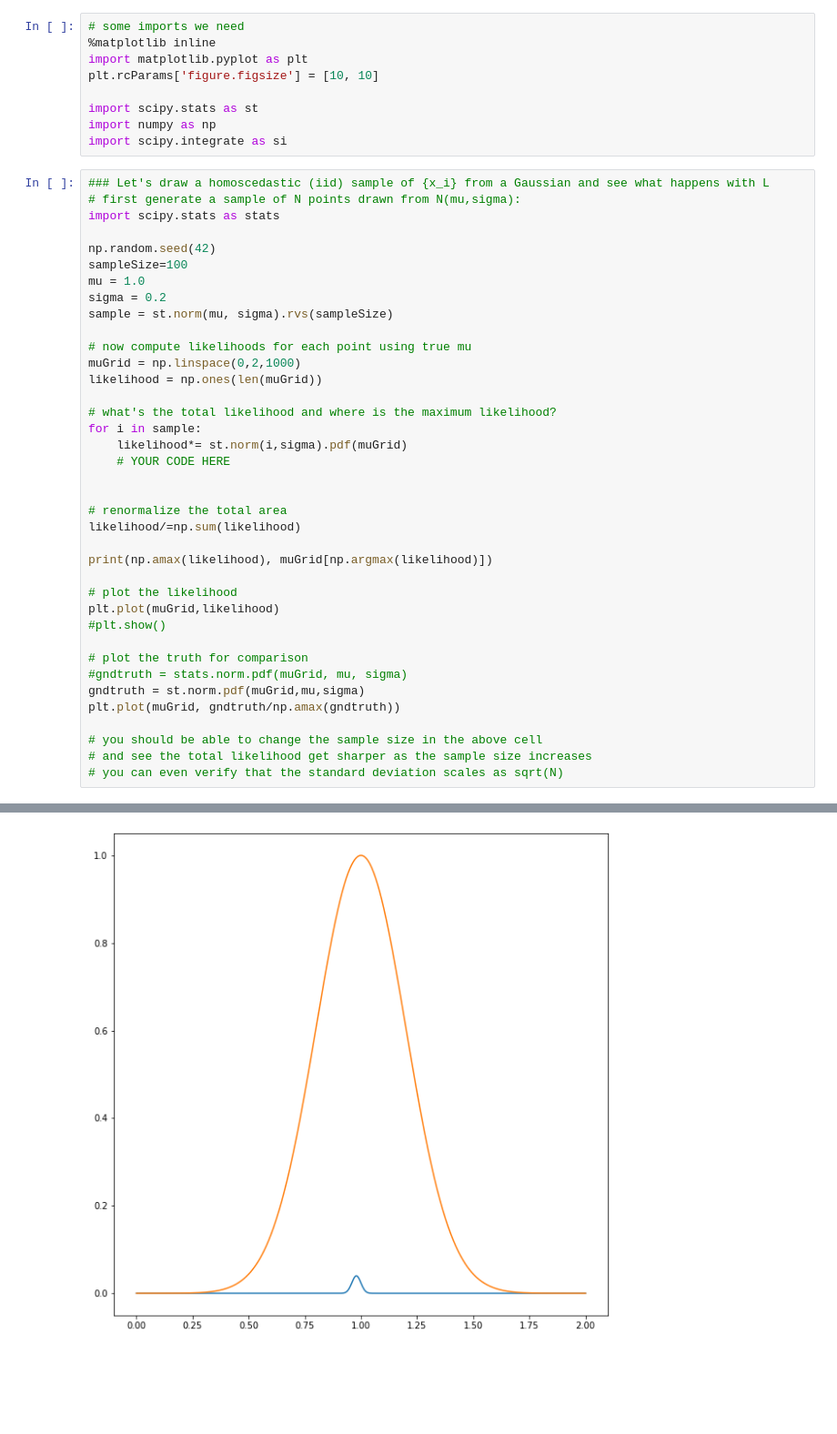
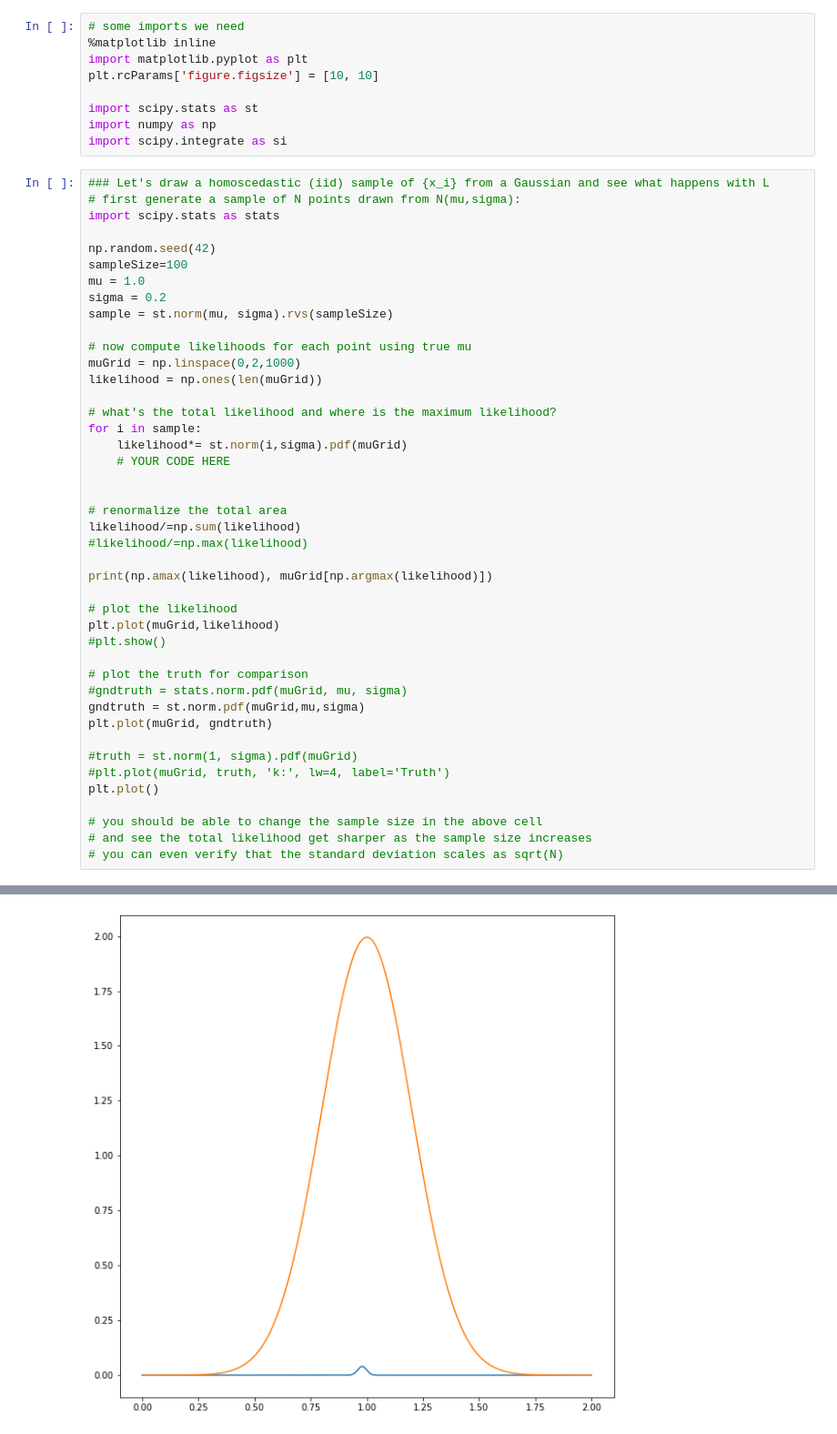
Before and after one commit to andreamwalker/ast8581_2021_Spring, a Jupyter notebook: lecture/04/lecture04.ipynb, the cells around one changed output, grey strips where cells are left out. Shown at 91% size. Saved outputs shown, nothing was run; the diff lists cells and outputs as text; blank space fills up the shorter version.

```diff
--- a/lecture/04/lecture04.ipynb
+++ b/lecture/04/lecture04.ipynb
@@ -346,6 +344,7 @@ for i in sample:
 
 # renormalize the total area
 likelihood/=np.sum(likelihood)
+#likelihood/=np.max(likelihood)
 
 print(np.amax(likelihood), muGrid[np.argmax(likelihood)])
 
@@ -356,7 +355,11 @@ plt.plot(muGrid,likelihood)
 # plot the truth for comparison
 #gndtruth = stats.norm.pdf(muGrid, mu, sigma)
 gndtruth = st.norm.pdf(muGrid,mu,sigma)
-plt.plot(muGrid, gndtruth/np.amax(gndtruth))
+plt.plot(muGrid, gndtruth)
+
+#truth = st.norm(1, sigma).pdf(muGrid)
+#plt.plot(muGrid, truth, 'k:', lw=4, label='Truth')
+plt.plot()
 
 # you should be able to change the sample size in the above cell
 # and see the total likelihood get sharper as the sample size increases
@@ -367,4 +370,4 @@ plt.plot(muGrid, gndtruth/np.amax(gndtruth))
-[figure, old version]
+[figure, new version]
 # %%
 # now what happens if I tell you that mu>=0.99?
 muMin = 0.99
```
Also changed, not shown: parts of 3 cells of this notebook.
